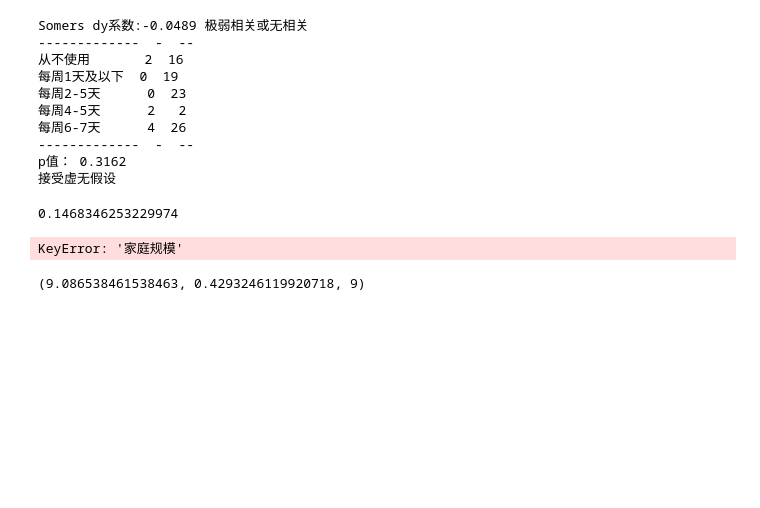
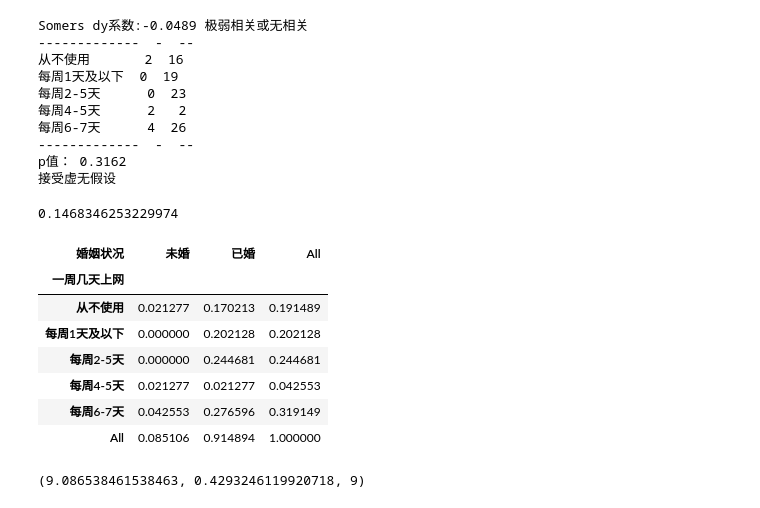
Before and after one commit to qqliulian/liulianhao, a Jupyter notebook: 期末练习作业.ipynb, the cells around one changed output. Drawn from its saved outputs; the diff is of its cells as text; code cells hidden in the pictures; blank space fills up the shorter version.

```diff
--- a/期末练习作业.ipynb
+++ b/期末练习作业.ipynb
@@ -139,12 +139,19 @@ tau_y
 # %%
 #第三项：多变量描述统计
 #多变量统计分析，选取多个变量，、B、C影响变量D
 #选取 “一周几天上网”、“婚姻状况”两个变量研究其对月收收入在三千元以下人员的影响
-cross_tab = pd.crosstab(index=[数据表['一周几天上网'], 数据表['家庭规模']],
+cross_tab = pd.crosstab(index=[数据表['一周几天上网']],
  columns=数据表['婚姻状况'], margins=True, normalize=True)
 cross_tab
 # %% [output]
-KeyError: '家庭规模'
+| 婚姻状况 | 未婚 | 已婚 | All |
+| 一周几天上网 |  |  |  |
+| 从不使用 | 0.021277 | 0.170213 | 0.191489 |
+| 每周1天及以下 | 0.000000 | 0.202128 | 0.202128 |
+| 每周2-5天 | 0.000000 | 0.244681 | 0.244681 |
+| 每周4-5天 | 0.021277 | 0.021277 | 0.042553 |
+| 每周6-7天 | 0.042553 | 0.276596 | 0.319149 |
+| All | 0.085106 | 0.914894 | 1.000000 |
 # %%
 from scipy import stats
 import numpy as np
```
Also changed, not shown: 2 other files.
